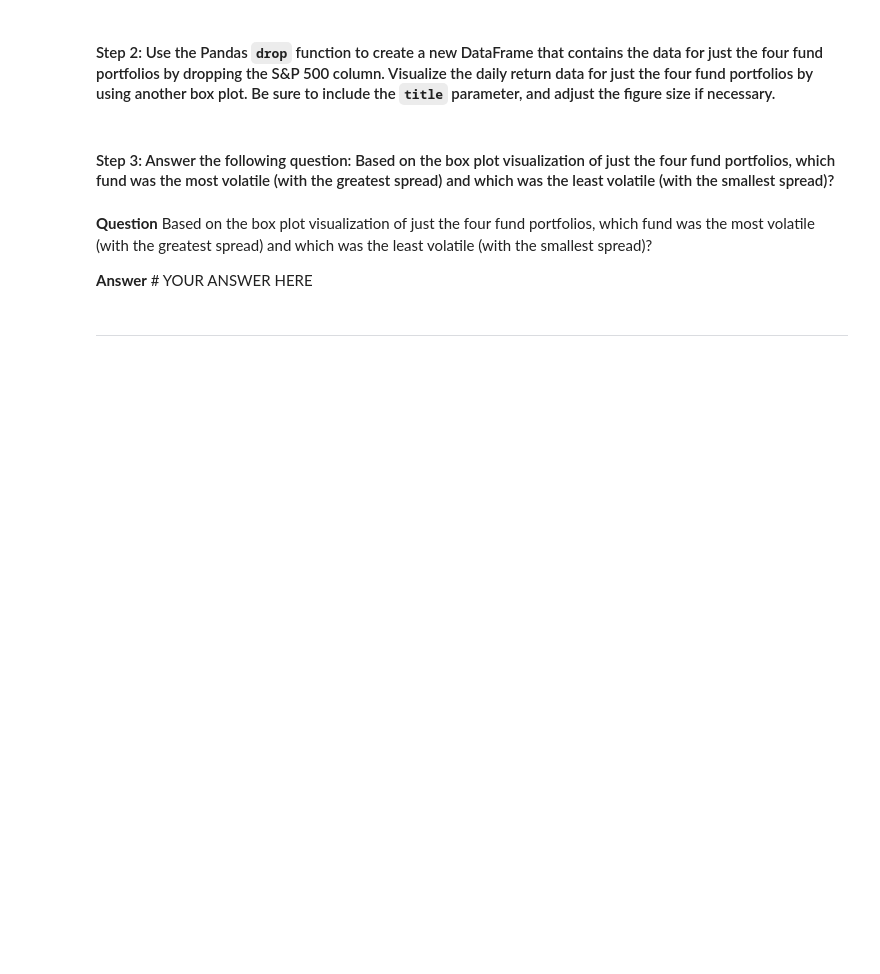
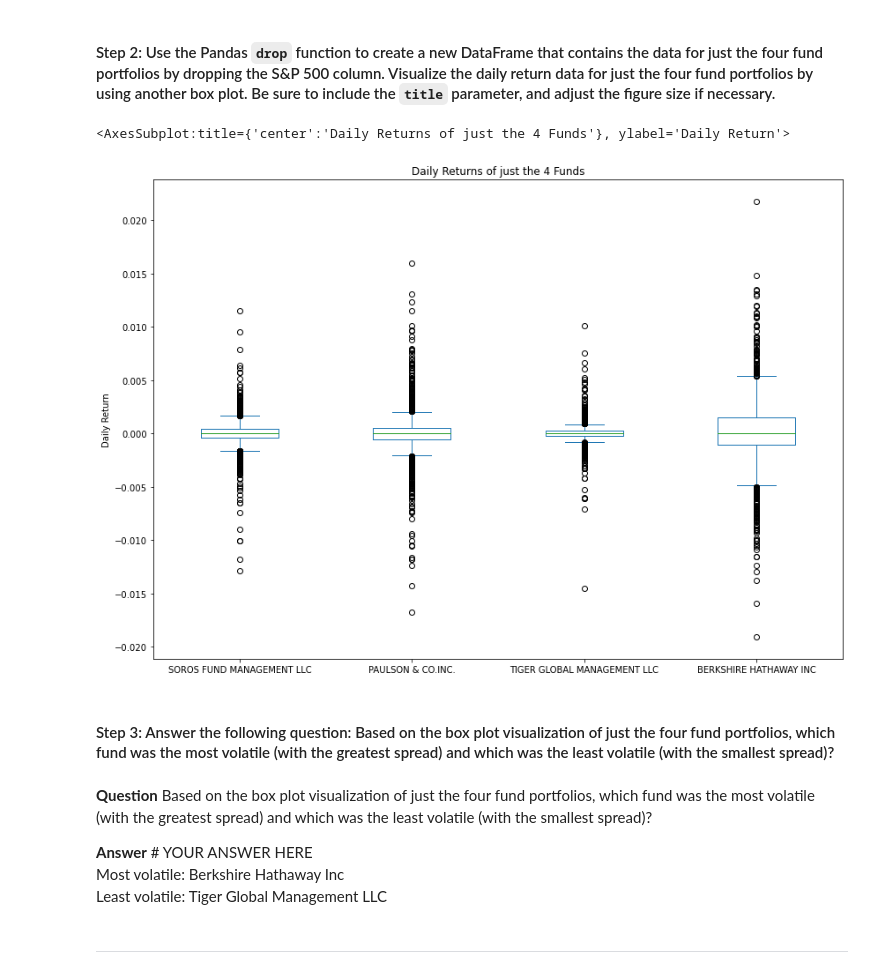
Before and after one commit to Noah-Saleh/4th_Challenge, a Jupyter notebook: risk_return_analysis/risk_return_analysis.ipynb, the cells around one changed output. Saved outputs shown, nothing was run; the diff lists cells and outputs as text; code cells hidden in the pictures; blank space fills up the shorter version.

```diff
--- a/risk_return_analysis/risk_return_analysis.ipynb
+++ b/risk_return_analysis/risk_return_analysis.ipynb
@@ -246,14 +257,29 @@ Analyze the volatility of each of the four fund portfolios and of the S&P 500 In
 # %%
 # Create a new DataFrame containing only the 4 fund portfolios by dropping the S&P 500 column from the DataFrame
 # Create box plots to reflect the return data for only the 4 fund portfolios
 # Include a title parameter and adjust the figure size
 # YOUR CODE HERE
+
+daily_returns_of_funds = daily_returns.drop(columns = "S&P 500")
+
+daily_returns_of_funds.plot(
+                   kind    = "box",
+                   title   = "Daily Returns of just the 4 Funds",
+                   figsize = (14,10),
+                   ylabel  = "Daily Return",
+                   legend  =  True,
+                  )
+# %% [output]
+<AxesSubplot:title={'center':'Daily Returns of just the 4 Funds'}, ylabel='Daily Return'>
+[figure, added]
 # %% [markdown]
 #### Step 3: Answer the following question: Based on the box plot visualization of just the four fund portfolios, which fund was the most volatile (with the greatest spread) and which was the least volatile (with the smallest spread)?
 # %% [markdown]
 **Question** Based on the box plot visualization of just the four fund portfolios, which fund was the most volatile (with the greatest spread) and which was the least volatile (with the smallest spread)?
 
-**Answer** # YOUR ANSWER HERE
+**Answer**    # YOUR ANSWER HERE
+Most volatile:  Berkshire Hathaway Inc
+Least volatile: Tiger Global Management LLC
 # %% [markdown]
 ---
 # %% [markdown]
```
Also changed, not shown: parts of 1 cell of this notebook.
